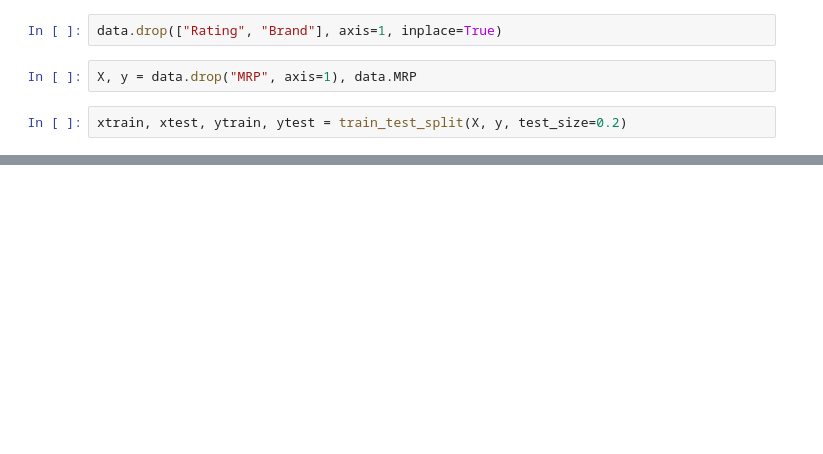
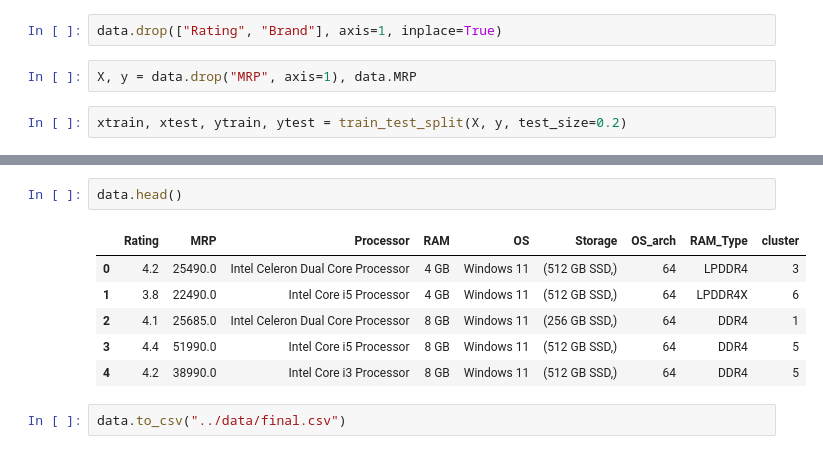
Before and after one commit to cse-vaibhav/Flipkart-Laptop-Data-Analysis, a Jupyter notebook: notebooks/Model.ipynb, the cells around one changed output, grey strips where cells are left out. Cells and saved outputs as stored; diff of their text form; blank space fills up the shorter version.

```diff
--- a/notebooks/Model.ipynb
+++ b/notebooks/Model.ipynb
@@ -63,0 +242,11 @@ joblib.dump(pipeline, "../model/model.obj")
+# %%
+data.head()
+# %% [output]
+|  | Rating | MRP | Processor | RAM | OS | Storage | OS_arch | RAM_Type | cluster |
+| 0 | 4.2 | 25490.0 | Intel Celeron Dual Core Processor | 4 GB | Windows 11 | (512 GB SSD,) | 64 | LPDDR4 | 3 |
+| 1 | 3.8 | 22490.0 | Intel Core i5 Processor | 4 GB | Windows 11 | (512 GB SSD,) | 64 | LPDDR4X | 6 |
+| 2 | 4.1 | 25685.0 | Intel Celeron Dual Core Processor | 8 GB | Windows 11 | (256 GB SSD,) | 64 | DDR4 | 1 |
+| 3 | 4.4 | 51990.0 | Intel Core i5 Processor | 8 GB | Windows 11 | (512 GB SSD,) | 64 | DDR4 | 5 |
+| 4 | 4.2 | 38990.0 | Intel Core i3 Processor | 8 GB | Windows 11 | (512 GB SSD,) | 64 | DDR4 | 5 |
+# %%
+data.to_csv("../data/final.csv")
```
Also changed, not shown: parts of 24 cells of this notebook, 13 other files.
